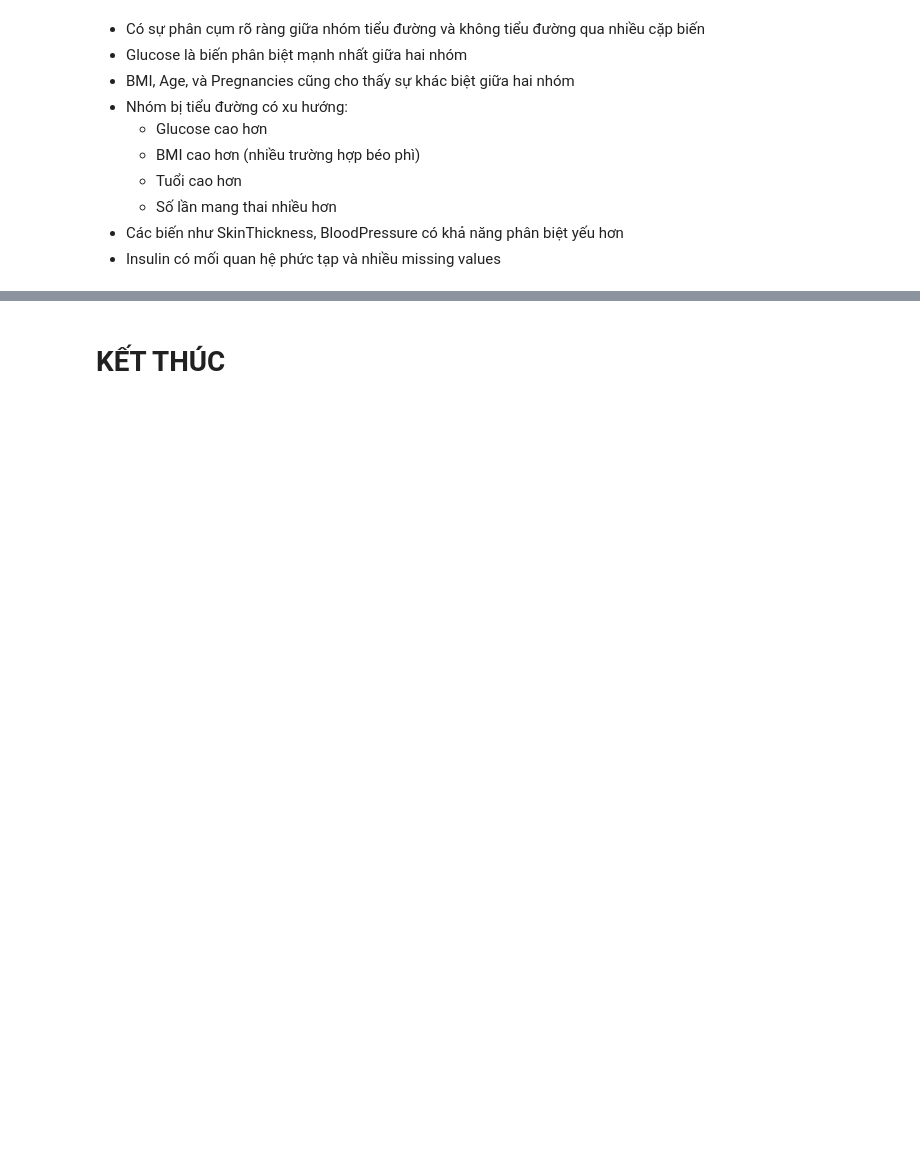
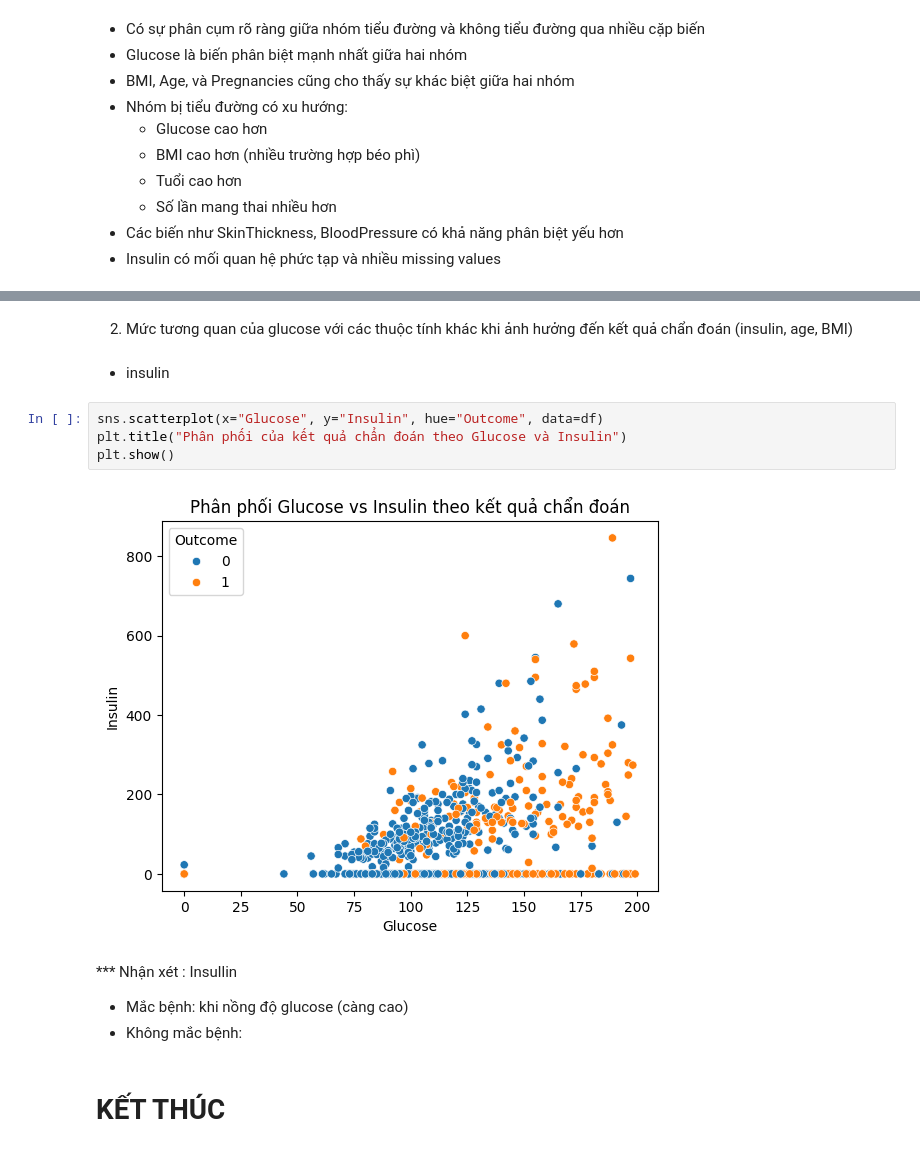
Before and after one commit to kvan185/demo_data_analytics, a Jupyter notebook: lesson3/Lab3.ipynb, the cells around one changed output, grey strips where cells are left out. Cells and saved outputs as stored; diff of their text form; blank space fills up the shorter version.

```diff
--- a/lesson3/Lab3.ipynb
+++ b/lesson3/Lab3.ipynb
@@ -253,2 +311,16 @@ sns.pairplot(df,hue="Outcome")
+# %% [markdown]
+2. Mức tương quan của glucose với các thuộc tính khác khi ảnh hưởng đến kết quả chẩn đoán (insulin, age, BMI)
+# %% [markdown]
+* insulin
+# %%
+sns.scatterplot(x="Glucose", y="Insulin", hue="Outcome", data=df)
+plt.title("Phân phối của kết quả chẩn đoán theo Glucose và Insulin")
+plt.show()
+# %% [output]
+[figure, added]
+# %% [markdown]
+***  Nhận xét : Insullin
+- Mắc bệnh: khi nồng độ glucose (càng cao)
+- Không mắc bệnh:
 # %% [markdown]
 # KẾT THÚC
```
Also changed, not shown: parts of 10 cells of this notebook, 4 other files.
